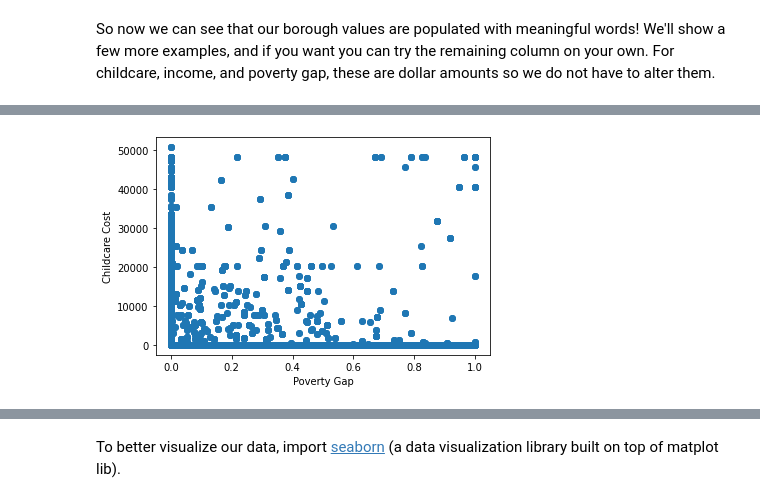
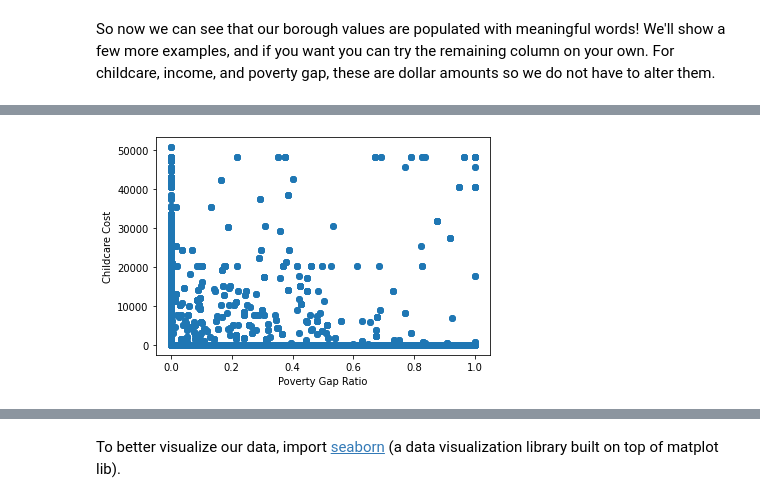
Before and after one commit to danagong/intro-sprint, a Jupyter notebook: Intro Sprint #1.ipynb, the cells around one changed output, grey strips where cells are left out. Drawn from its saved outputs; the diff is of its cells as text; code cells hidden in the pictures.

```diff
--- a/Intro Sprint #1.ipynb
+++ b/Intro Sprint #1.ipynb
@@ -95,9 +103,15 @@ poverty.head()
 Now, let's rename our columns into something more descriptive and drop all rows with na values.
 # %%
 poverty=poverty.copy()
-poverty.rename(columns = {'AgeCateg' : 'age', 'Boro' : 'borough', 'CitizenStatus' : 'citizen', 'EducAttain' : 'education',
-                                         'EST_Childcare' : 'childcare', 'EST_PovGap' : 'pov_gap', 'EST_PovGapIndex' : 'pov_gap_ratio',
-                          'Ethnicity' : 'ethnicity', 'NYCgov_Income': 'income'},
+poverty.rename(columns = {'AgeCateg' : 'age',
+                          'Boro' : 'borough',
+                          'CitizenStatus' : 'citizen',
+                          'EducAttain' : 'education',
+                          'EST_Childcare' : 'childcare',
+                          'EST_PovGap' : 'pov_gap',
+                          'EST_PovGapIndex' : 'pov_gap_index',
+                          'Ethnicity' : 'ethnicity',
+                          'NYCgov_Income': 'income'},
                inplace = True)
 poverty.dropna()
 poverty.head()
@@ -180,7 +201,7 @@ Let's start with exploring some of the relationships between the variables in ou
 # %%
-plt.scatter(poverty['pov_gap_ratio'], poverty['childcare'])
-plt.xlabel('Poverty Gap')
+plt.scatter(poverty['pov_gap_index'], poverty['childcare'])
+plt.xlabel('Poverty Gap Ratio')
 plt.ylabel('Childcare Cost')
 plt.show()
 # %% [output]
-[figure, old version]
+[figure, new version]
```
Also changed, not shown: parts of 17 cells of this notebook.
